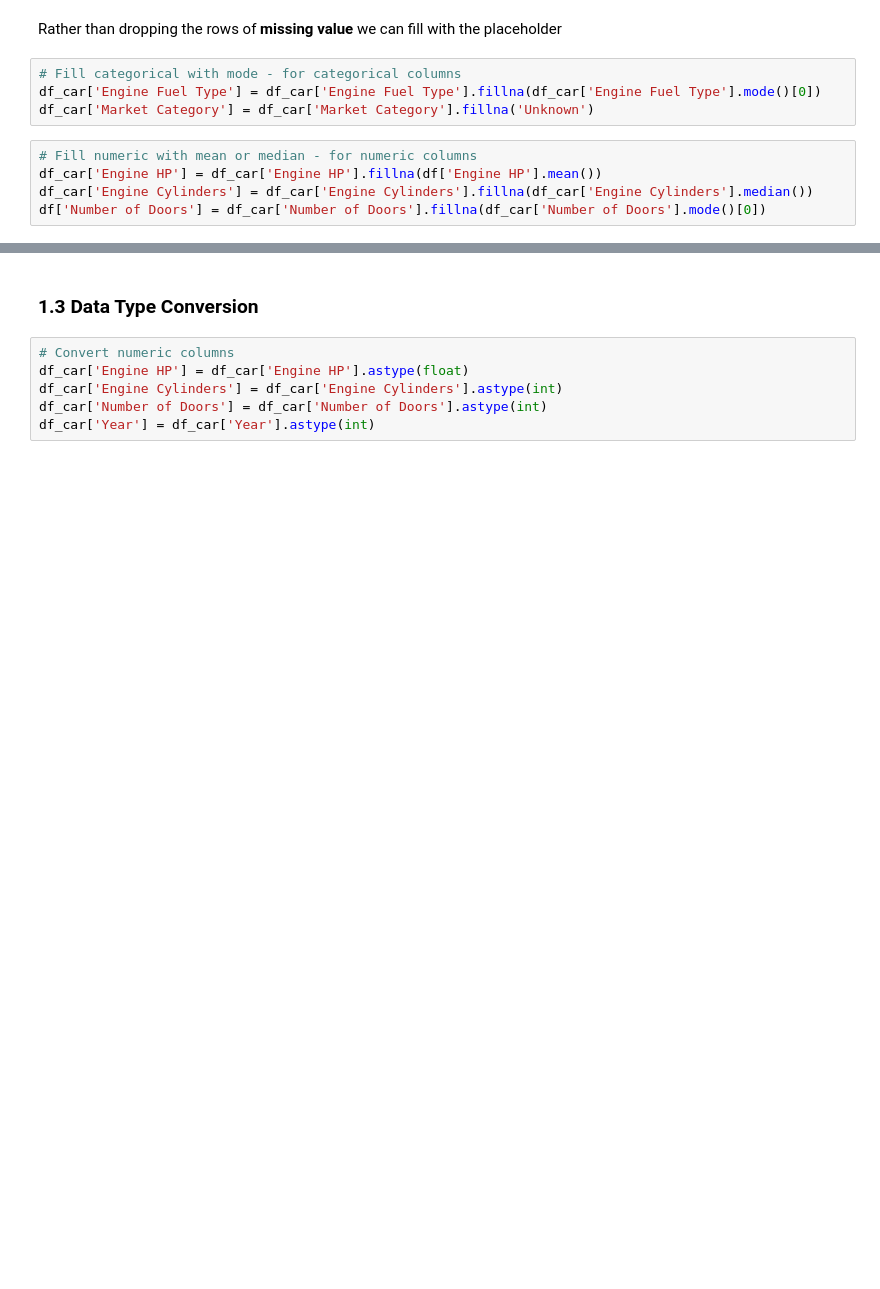
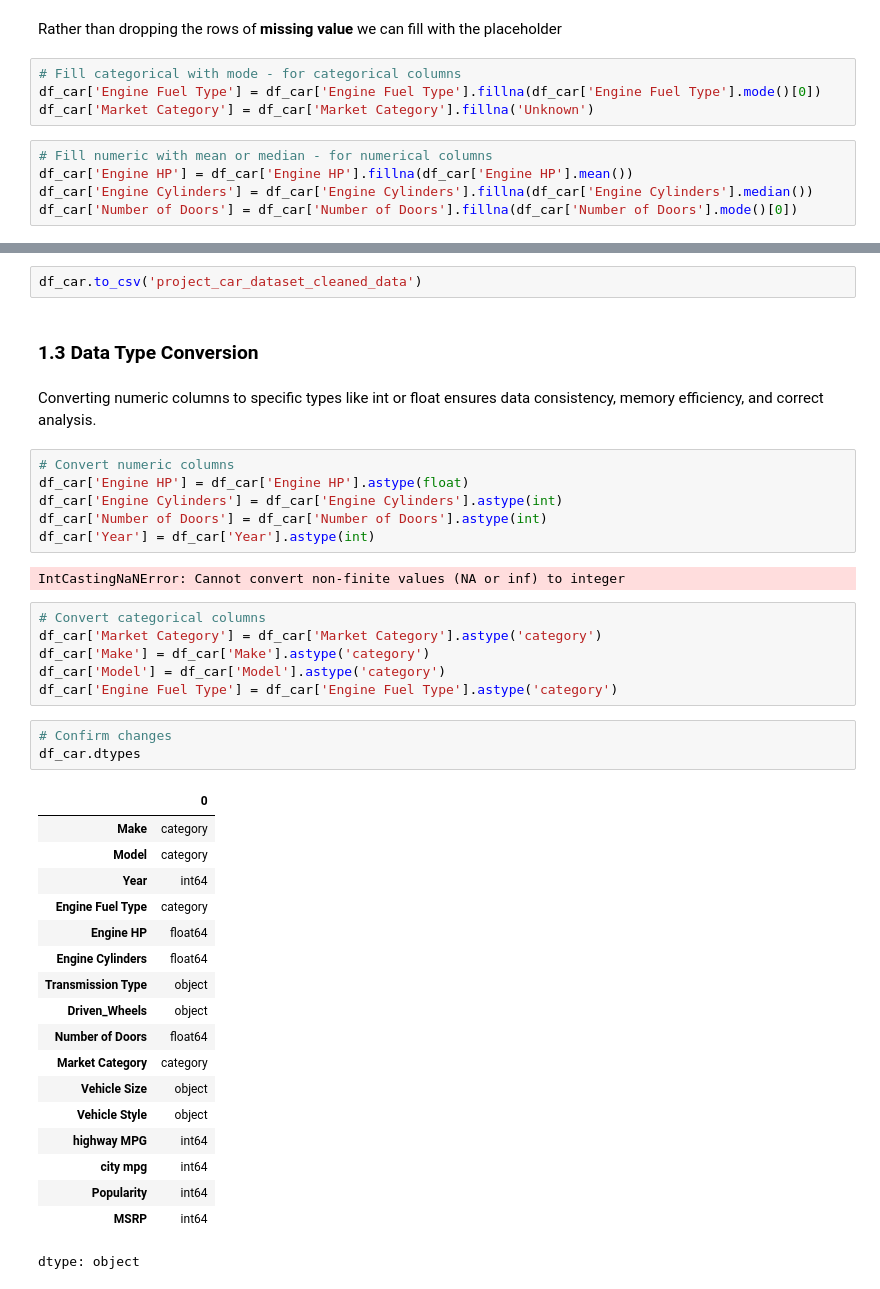
Before and after one commit to prathikshaghasari/automotive-eda-python, a Jupyter notebook: Project_Car_Dataset_Analysis.ipynb, the cells around one changed output, grey strips where cells are left out. Cells and saved outputs as stored; diff of their text form; blank space fills up the shorter version.

```diff
--- a/Project_Car_Dataset_Analysis.ipynb
+++ b/Project_Car_Dataset_Analysis.ipynb
@@ -158,10 +170,10 @@ Rather than dropping the rows of **missing value** we can fill with the placehol
 df_car['Engine Fuel Type'] = df_car['Engine Fuel Type'].fillna(df_car['Engine Fuel Type'].mode()[0])
 df_car['Market Category'] = df_car['Market Category'].fillna('Unknown')
 # %%
-# Fill numeric with mean or median - for numeric columns
-df_car['Engine HP'] = df_car['Engine HP'].fillna(df['Engine HP'].mean())
+# Fill numeric with mean or median - for numerical columns
+df_car['Engine HP'] = df_car['Engine HP'].fillna(df_car['Engine HP'].mean())
 df_car['Engine Cylinders'] = df_car['Engine Cylinders'].fillna(df_car['Engine Cylinders'].median())
-df['Number of Doors'] = df_car['Number of Doors'].fillna(df_car['Number of Doors'].mode()[0])
+df_car['Number of Doors'] = df_car['Number of Doors'].fillna(df_car['Number of Doors'].mode()[0])
 # %%
 # Cofirm no missing values remain
 print(df_car.isnull().sum())
@@ -185,9 +197,43 @@ MSRP                 0
 dtype: int64
+# %%
+df_car.to_csv('project_car_dataset_cleaned_data')
 # %% [markdown]
 ### **1.3 Data Type Conversion**
+# %% [markdown]
+Converting numeric columns to specific types like int or float ensures data consistency, memory efficiency, and correct analysis.
 # %%
 # Convert numeric columns
 df_car['Engine HP'] = df_car['Engine HP'].astype(float)
 df_car['Engine Cylinders'] = df_car['Engine Cylinders'].astype(int)
 df_car['Number of Doors'] = df_car['Number of Doors'].astype(int)
 df_car['Year'] = df_car['Year'].astype(int)
+# %% [output]
+IntCastingNaNError: Cannot convert non-finite values (NA or inf) to integer
+# %%
+# Convert categorical columns
+df_car['Market Category'] = df_car['Market Category'].astype('category')
+df_car['Make'] = df_car['Make'].astype('category')
+df_car['Model'] = df_car['Model'].astype('category')
+df_car['Engine Fuel Type'] = df_car['Engine Fuel Type'].astype('category')
+# %%
+# Confirm changes
+df_car.dtypes
+# %% [output]
+|  | 0 |
+| Make | category |
+| Model | category |
+| Year | int64 |
+| Engine Fuel Type | category |
+| Engine HP | float64 |
+| Engine Cylinders | float64 |
+| Transmission Type | object |
+| Driven_Wheels | object |
+| Number of Doors | float64 |
+| Market Category | category |
+| Vehicle Size | object |
+| Vehicle Style | object |
+| highway MPG | int64 |
+| city mpg | int64 |
+| Popularity | int64 |
+| MSRP | int64 |
+dtype: object
```
Also changed, not shown: parts of 4 cells of this notebook.
